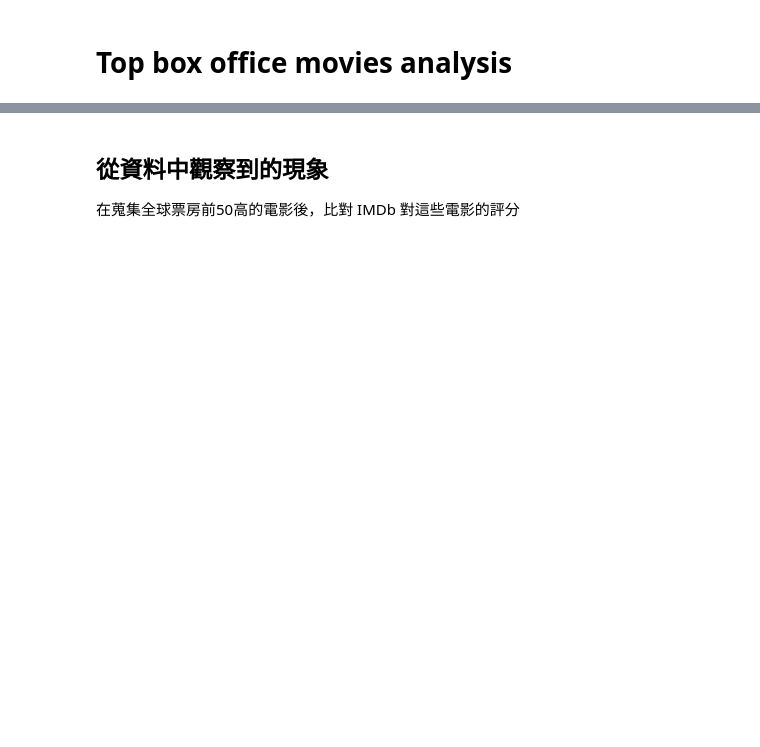
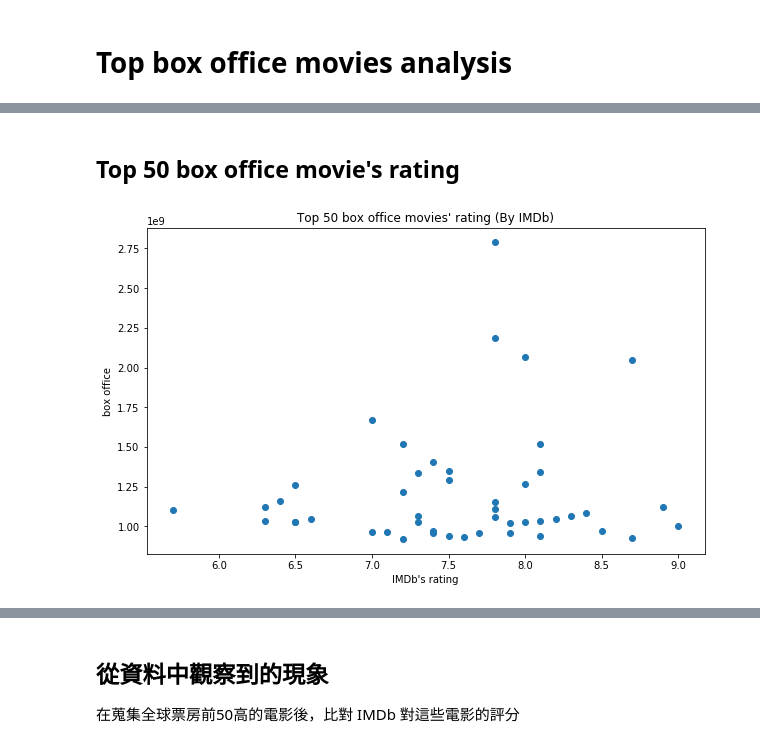
Before and after one commit to angushoho/High-Box-Office-Movie-Analysis, a Jupyter notebook: Movie-Box-Office-Analysis.ipynb, the cells around one changed output, grey strips where cells are left out. Cells and saved outputs as stored; diff of their text form; code cells hidden in the pictures; blank space fills up the shorter version.

```diff
--- a/Movie-Box-Office-Analysis.ipynb
+++ b/Movie-Box-Office-Analysis.ipynb
@@ -5,0 +82,11 @@
+# %% [markdown]
+## Top 50 box office movie's rating
+# %%
+plt.figure(figsize=(10, 6))
+plt.title('Top 50 box office movies\' rating (By IMDb)')
+plt.scatter(movie_frame['IMDb_rating'], money_list)
+plt.xlabel('IMDb\'s rating')
+plt.ylabel('box office');
+# plt.show()
+# %% [output]
+[figure, added]
```
Also changed, not shown: parts of 13 cells of this notebook.
